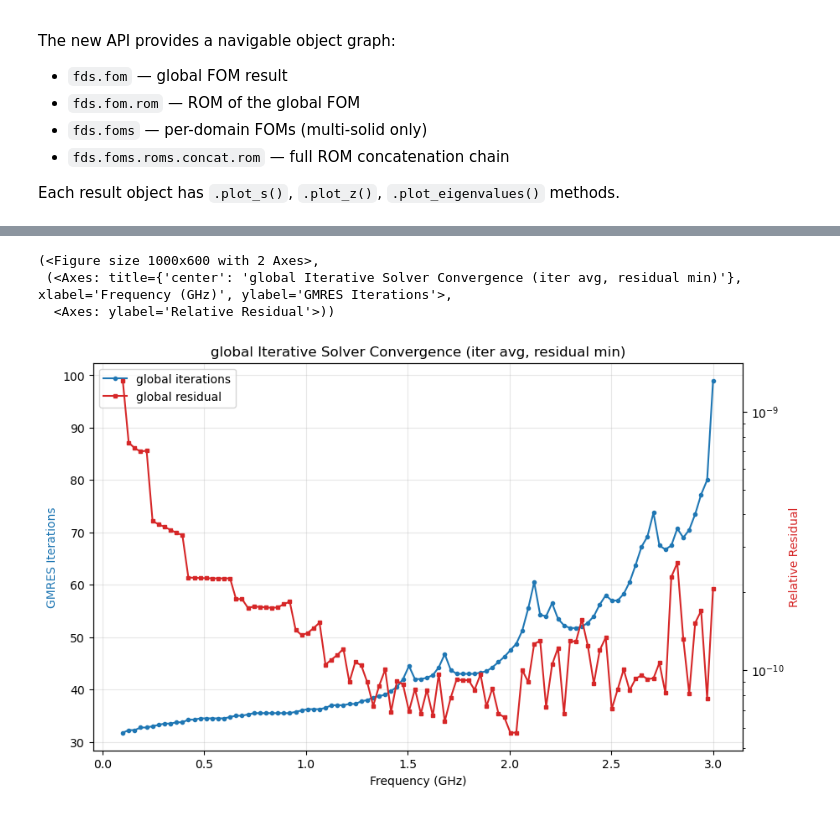
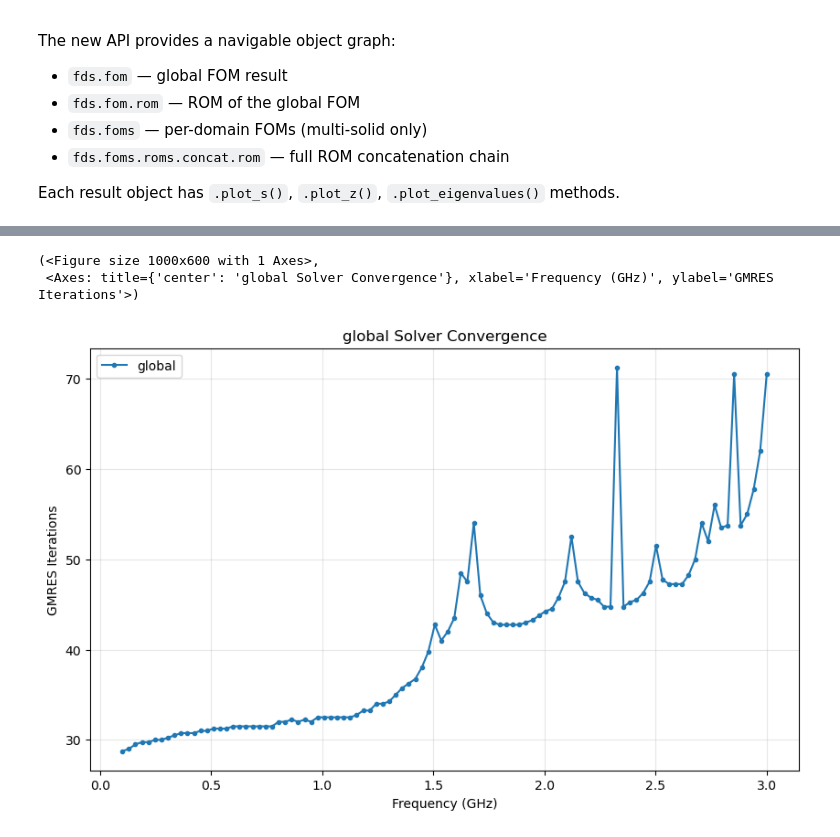
Before and after one commit to Dark-Elektron/cavsim3d, a Jupyter notebook: examples/rwg/rwg.ipynb, the cells around one changed output, grey strips where cells are left out. Cells and saved outputs as stored; diff of their text form; code cells hidden in the pictures.

```diff
--- a/examples/rwg/rwg.ipynb
+++ b/examples/rwg/rwg.ipynb
@@ -222,7 +214,6 @@ ax.set_xlim(1, 5)
 # %%
-fds.fom.plot_residual()
+fds.fom.plot_residual('iterations')
 # %% [output]
-(<Figure size 1000x600 with 2 Axes>,
- (<Axes: title={'center': 'global Iterative Solver Convergence (iter avg, residual min)'}, xlabel='Frequency (GHz)', ylabel='GMRES Iterations'>,
-  <Axes: ylabel='Relative Residual'>))
+(<Figure size 1000x600 with 1 Axes>,
+ <Axes: title={'center': 'global Solver Convergence'}, xlabel='Frequency (GHz)', ylabel='GMRES Iterations'>)
-[figure, old version]
+[figure, new version]
```
Also changed, not shown: parts of 5 cells of this notebook, 5 other files.
